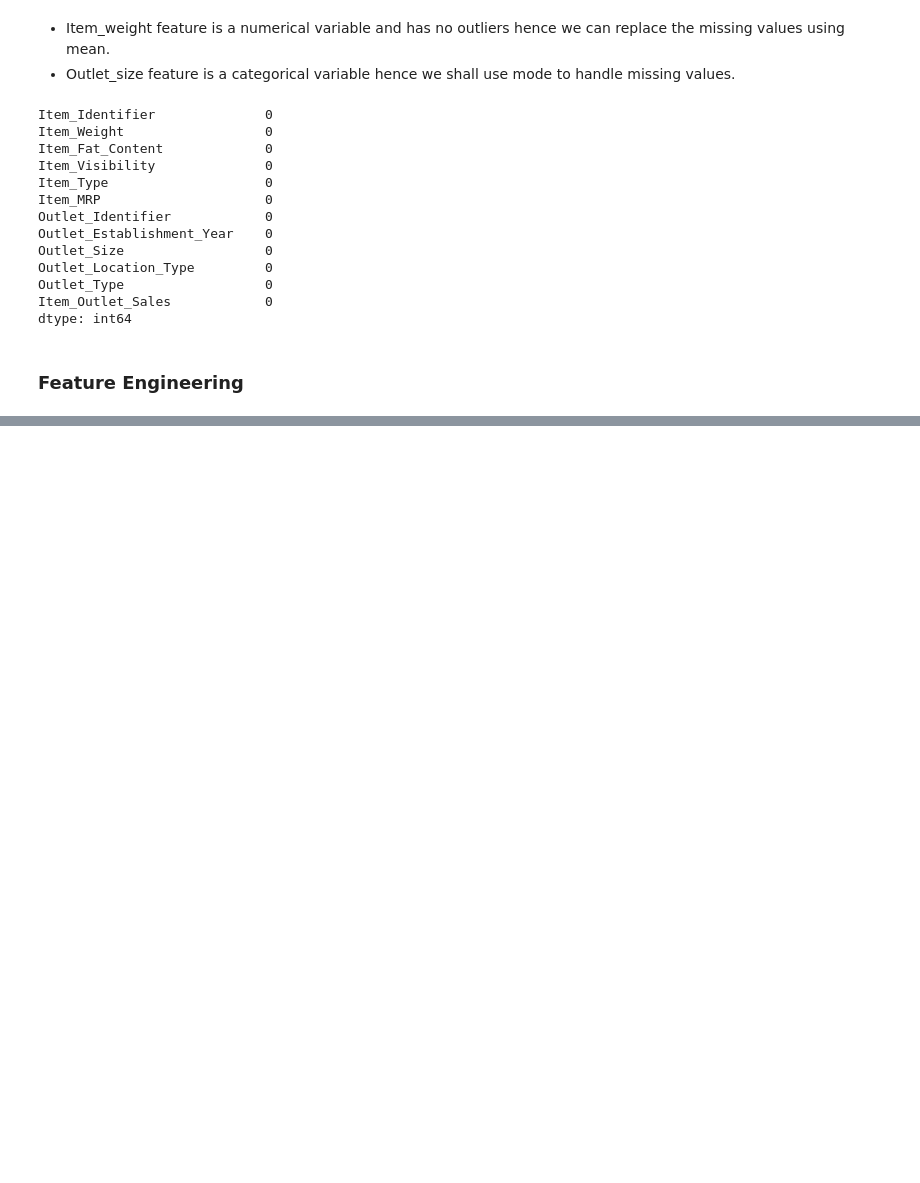
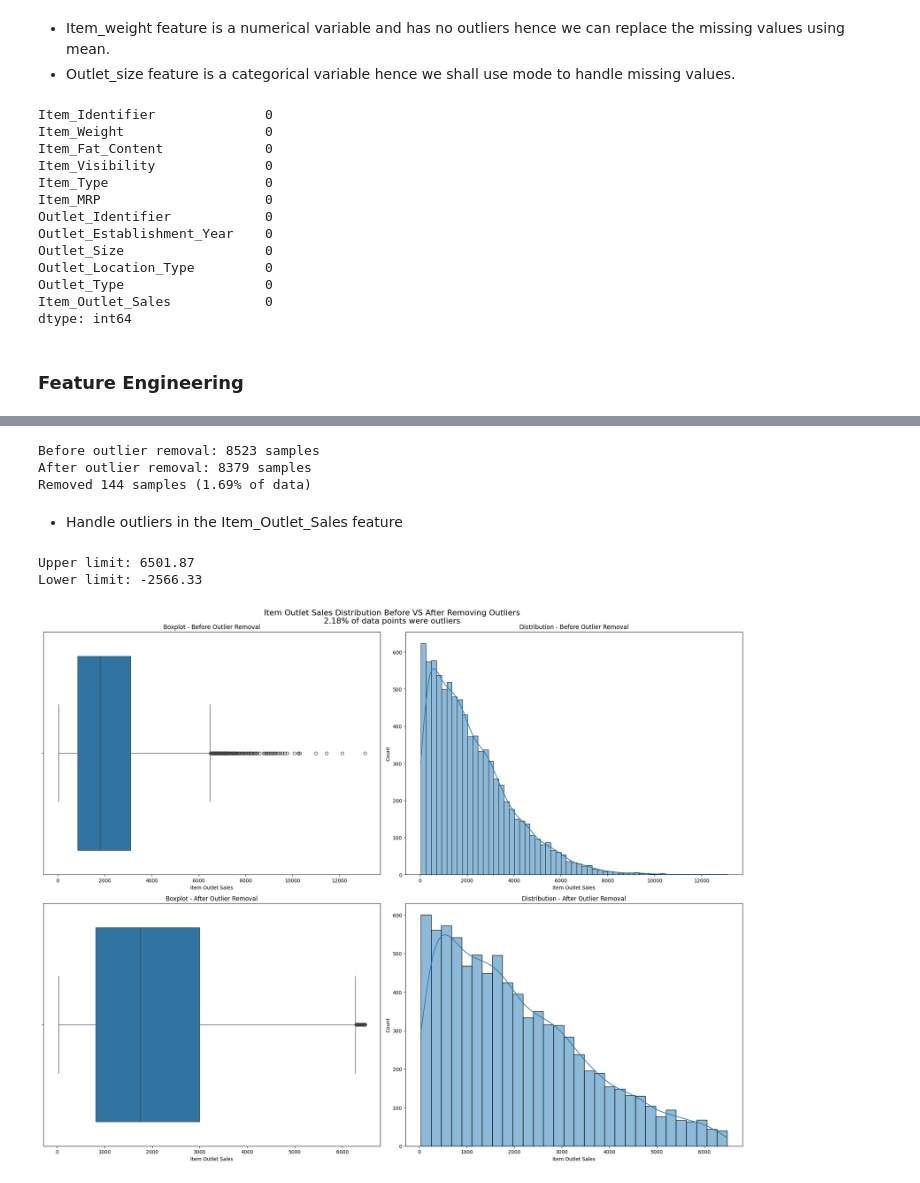
Before and after one commit to Tracy-teb/bigmart_sales_prediction_project, a Jupyter notebook: ml_salespred.ipynb, the cells around one changed output, grey strips where cells are left out. Drawn from its saved outputs; the diff is of its cells as text; code cells hidden in the pictures; blank space fills up the shorter version.

```diff
--- a/ml_salespred.ipynb
+++ b/ml_salespred.ipynb
@@ -458,0 +506,65 @@ dtype: int64
+# %%
+# Get summary statistics
+print(f"Before outlier removal: {len(train)} samples")
+print(f"After outlier removal: {len(train_cleaned)} samples")
+print(f"Removed {len(train) - len(train_cleaned)} samples ({(len(train) - len(train_cleaned)) / len(train) * 100:.2f}% of data)")
+# %% [output]
+Before outlier removal: 8523 samples
+After outlier removal: 8379 samples
+Removed 144 samples (1.69% of data)
+# %% [markdown]
+- Handle outliers in the Item_Outlet_Sales feature
+# %%
+def detect_outliers(data, column):
+    Q1 = data[column].quantile(0.25)
+    Q3 = data[column].quantile(0.75)
+    IQR = Q3 - Q1
+    lower = Q1 - 1.5 * IQR
+    upper = Q3 + 1.5 * IQR
+    return upper, lower
+
+# detect outliers in the Item_Outlet_Sales feature
+upper, lower = detect_outliers(train, "Item_Outlet_Sales")
+print(f"Upper limit: {upper:.2f}")
+print(f"Lower limit: {lower:.2f}")
+
+_, ax = plt.subplots(nrows=2, ncols=2, figsize=(20, 16))
+
+# Before outlier removal
+sns.boxplot(x=train['Item_Outlet_Sales'], ax=ax[0, 0])
+ax[0, 0].set_title('Boxplot - Before Outlier Removal')
+ax[0, 0].set_xlabel('Item Outlet Sales')
+
+sns.histplot(train['Item_Outlet_Sales'], kde=True, ax=ax[0, 1])
+ax[0, 1].set_title('Distribution - Before Outlier Removal')
+ax[0, 1].set_xlabel('Item Outlet Sales')
+
+# Calculate percentage of data points that are outliers
+total_points = len(train)
+outliers = train[(train['Item_Outlet_Sales'] <= lower) | (train['Item_Outlet_Sales'] >= upper)]
+outlier_percentage = (len(outliers) / total_points) * 100
+
+# removing outliers
+train_cleaned = train[(train['Item_Outlet_Sales'] > lower) & (train['Item_Outlet_Sales'] < upper)]
+
+# After outlier removal
+sns.boxplot(x=train_cleaned['Item_Outlet_Sales'], ax=ax[1, 0])
+ax[1, 0].set_title('Boxplot - After Outlier Removal')
+ax[1, 0].set_xlabel('Item Outlet Sales')
+
+sns.histplot(train_cleaned['Item_Outlet_Sales'], kde=True, ax=ax[1, 1])
+ax[1, 1].set_title('Distribution - After Outlier Removal')
+ax[1, 1].set_xlabel('Item Outlet Sales')
+
+plt.suptitle(f'Item Outlet Sales Distribution Before VS After Removing Outliers\n{outlier_percentage:.2f}% of data points were outliers', fontsize=16)
+
+# Add summary statistics
+stats_before = train['Item_Outlet_Sales'].describe()
+stats_after = train_cleaned['Item_Outlet_Sales'].describe()
+
+plt.tight_layout()
+plt.show()
+# %% [output]
+Upper limit: 6501.87
+Lower limit: -2566.33
+[figure, added]
```
Also changed, not shown: parts of 62 cells of this notebook.
